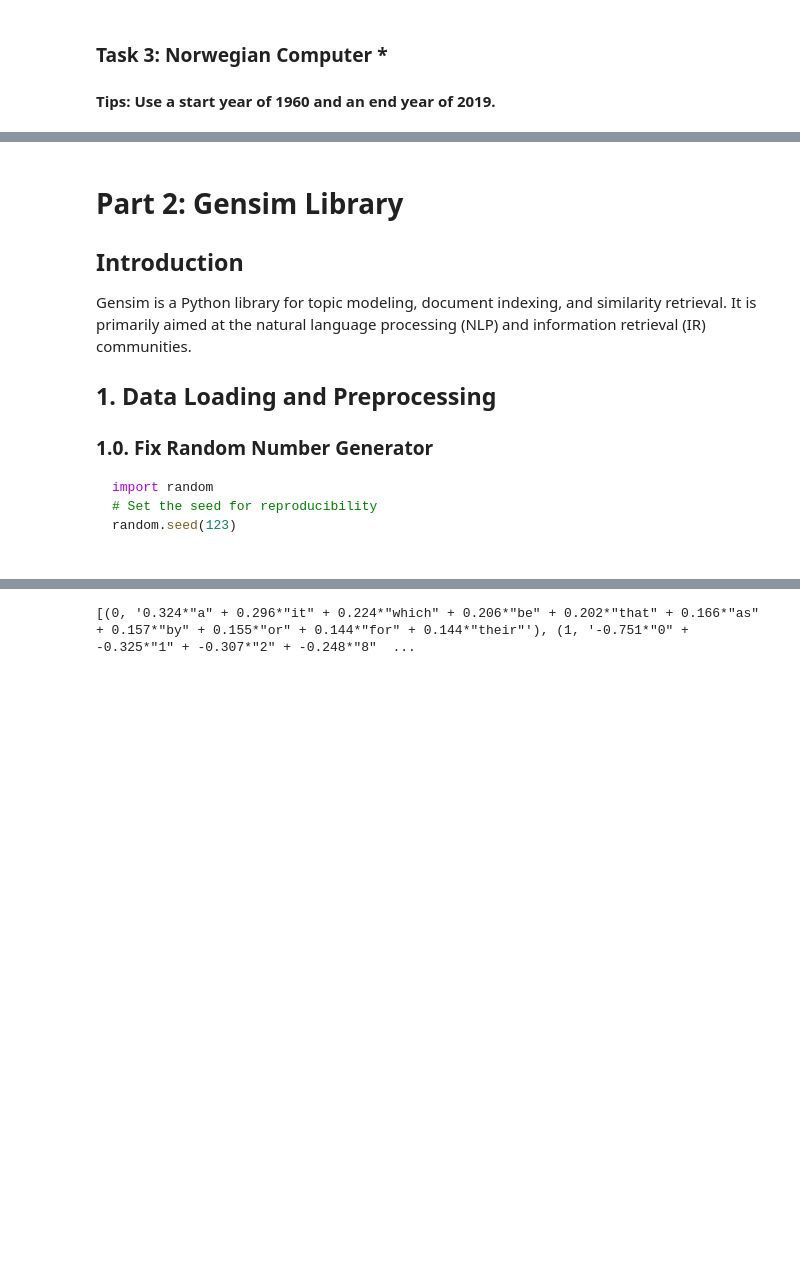
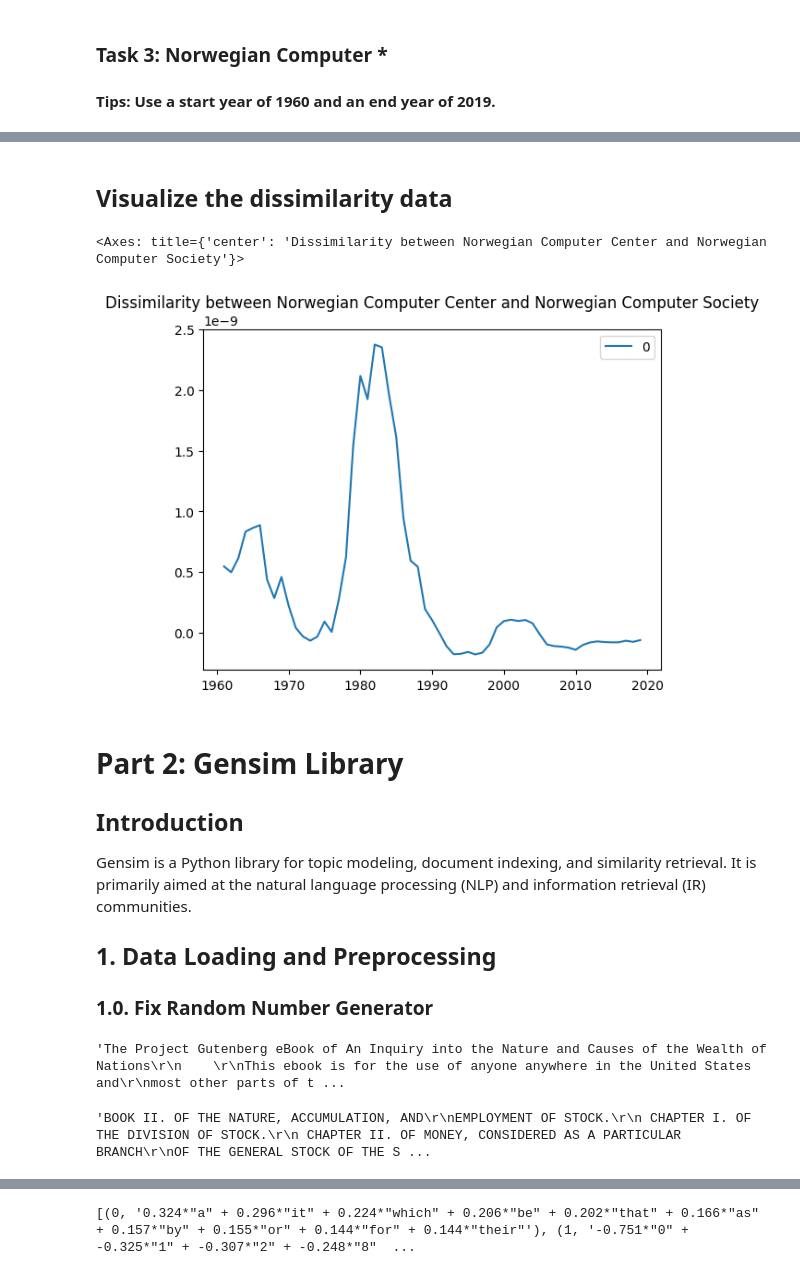
Before and after one commit to sime7200/IR, a Jupyter notebook: TDT4117 Assignment 3 - Google Pygram and Gensim Library.ipynb, the cells around one changed output, grey strips where cells are left out. Cells and saved outputs as stored; diff of their text form; code cells hidden in the pictures; blank space fills up the shorter version.

````diff
--- a/TDT4117 Assignment 3 - Google Pygram and Gensim Library.ipynb
+++ b/TDT4117 Assignment 3 - Google Pygram and Gensim Library.ipynb
@@ -320,0 +362,7 @@ dissimilarity_df.plot(title='Dissimilarity between Machine Learning with Spark a
+# %%
+# Compute the dissimilarity between the two phrases 'Google Map' and 'Google search'
+dissimilarity_t3 = np.log(nc_ngram['Norwegian Computer Center'] / nc_ngram['Norwegian Computer Society']) * nc_ngram['Norwegian Computer Center']
+
+# Convert the dissimilarity data into a DataFrame for visualization
+dissimilarity_df = pd.DataFrame(dissimilarity_t3)
+dissimilarity_df
@@ -321,3 +387,11 @@ dissimilarity_df.plot(title='Dissimilarity between Machine Learning with Spark a
+# %% [markdown]
+## Visualize the dissimilarity data
+# %%
+# Plot the dissimilarity values over time
+dissimilarity_df.plot(title='Dissimilarity between Norwegian Computer Center and Norwegian Computer Society')
+# %% [output]
+<Axes: title={'center': 'Dissimilarity between Norwegian Computer Center and Norwegian Computer Society'}>
+[figure, added]
 # %% [markdown]
 # Part 2: Gensim Library
 
@@ -327,10 +401,6 @@ Gensim is a Python library for topic modeling, document indexing, and similarity
 ## 1. Data Loading and Preprocessing
 
 ### 1.0. Fix Random Number Generator
-```python
-import random
-# Set the seed for reproducibility
-random.seed(123)
 # %%
 import random
 random.seed(123)
@@ -341,9 +411,16 @@ with codecs.open(file_path, "r", "utf-8") as f:
     content = f.read()  # Read the entire content of the file
 # %%
 # Split the content into paragraphs by separating based on empty lines
-paragraphs = ...
+paragraphs = content.split("\n\r")
+paragraphs = [p.strip() for p in paragraphs if p.strip()]
+paragraphs[0]
+# %% [output]
+'The Project Gutenberg eBook of An Inquiry into the Nature and Causes of the Wealth of Nations\r\n    \r\nThis ebook is for the use of anyone anywhere in the United States and\r\nmost other parts of t ...
 # %%
 # Filter out any paragraphs that contain the word "Gutenberg"
-paragraphs = ...
+paragraphs = [p for p in paragraphs if 'Gutenberg' not in p]
+paragraphs[10]
+# %% [output]
+'BOOK II. OF THE NATURE, ACCUMULATION, AND\r\nEMPLOYMENT OF STOCK.\r\n CHAPTER I. OF THE DIVISION OF STOCK.\r\n CHAPTER II. OF MONEY, CONSIDERED AS A PARTICULAR BRANCH\r\nOF THE GENERAL STOCK OF THE S ...
 # %%
 len(paragraphs)
````
Also changed, not shown: parts of 17 cells of this notebook.
